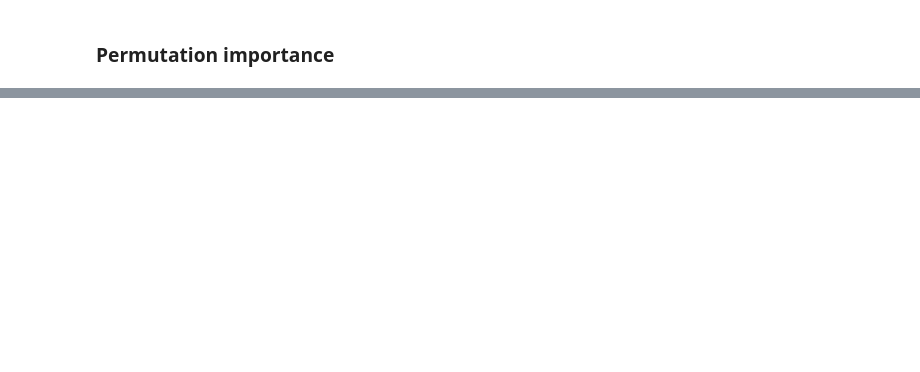
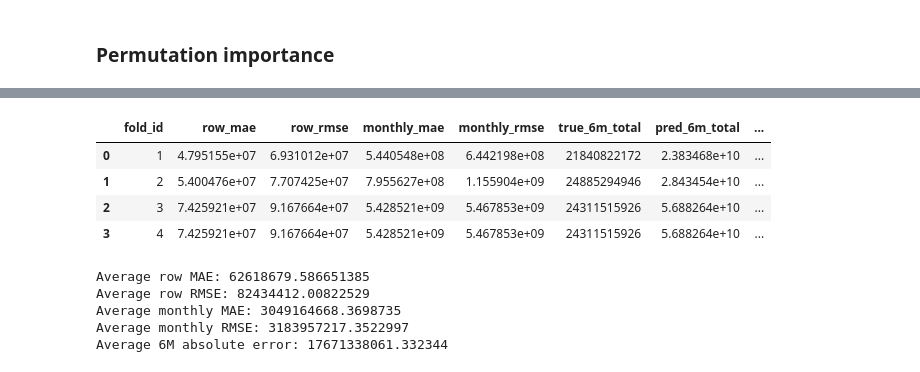
Before and after one commit to Alanog10/Siemens, a Jupyter notebook: Middle-out alano.ipynb, the cells around one changed output, grey strips where cells are left out. Cells and saved outputs as stored; diff of their text form; code cells hidden in the pictures; blank space fills up the shorter version.

```diff
--- a/Middle-out alano.ipynb
+++ b/Middle-out alano.ipynb
@@ -1197,5 +1216,6 @@ NameError: name 'correlation_results' is not defined
 # %%
-for result in mi_results:
+for result in mi_filtered_results:
     print(f"Fold {result['fold_id']}")
-    print(result["mi_ranking"].head(10))
+    print("Selected after MI:", len(result["mi_selected_features"]))
+    print(result["mi_selected_features"])
     print("-" * 40)
@@ -1230,15 +1283,15 @@ catboost_fs_results = []
 
 for result in mi_filtered_results:
     fold_id = result["fold_id"]
-    X_train_mi = result["X_train_mi"]
-    y_train = result["y_train"]
+    X_train_mi = result["X_train_mi"].copy()
+    y_train = result["y_train"].copy()
     cat_features = result["cat_features"]
 
     selected_features, eliminated_features, raw_selection = catboost_select_features_fold(
         X_train=X_train_mi,
         y_train=y_train,
         cat_features=cat_features,
-        num_features_to_select=20
+        total_features_to_keep=20
     )
 
     catboost_fs_results.append({
@@ -1293,19 +1372,22 @@ permutation_results = []
 
 for result in catboost_fs_results:
     fold_id = result["fold_id"]
-    X_train_selected = result["X_train_selected"]
-    y_train = result["y_train"]
+    X_train_selected = result["X_train_selected"].copy()
+    y_train = result["y_train"].copy()
     cat_features = result["cat_features"]
 
-    perm_df, trained_model = permutation_importance_fold(
+    perm_df, trained_model, baseline_mae = manual_permutation_importance_fold(
         X_train=X_train_selected,
         y_train=y_train,
-        cat_features=cat_features
+        cat_features=cat_features,
+        n_repeats=10,
+        random_state=42
     )
 
     permutation_results.append({
         "fold_id": fold_id,
         "permutation_importance": perm_df,
+        "baseline_mae": baseline_mae,
         "model": trained_model
     })
 # %%
@@ -1315,0 +1417,20 @@ for result in permutation_results:
+# %%
+LAGS = [1, 2, 3, 6, 12]
+ROLLING_WINDOWS = [3, 6, 12]
+
+def train_catboost_fold(X_train, y_train, cat_features):
+    model = CatBoostRegressor(
+        loss_function="RMSE",
+        eval_metric="RMSE",
+        random_seed=42,
+        verbose=0
+    )
+
+    model.fit(
+        X_train,
+        y_train,
+        cat_features=cat_features,
+        verbose=0
+    )
+
+    return model
@@ -1315,0 +1627,23 @@ for result in permutation_results:
+# %%
+metrics_df = pd.DataFrame(fold_metrics)
+metrics_df
+# %% [output]
+|  | fold_id | row_mae | row_rmse | monthly_mae | monthly_rmse | true_6m_total | pred_6m_total | ... |
+| 0 | 1 | 4.795155e+07 | 6.931012e+07 | 5.440548e+08 | 6.442198e+08 | 21840822172 | 2.383468e+10 | ... |
+| 1 | 2 | 5.400476e+07 | 7.707425e+07 | 7.955627e+08 | 1.155904e+09 | 24885294946 | 2.843454e+10 | ... |
+| 2 | 3 | 7.425921e+07 | 9.167664e+07 | 5.428521e+09 | 5.467853e+09 | 24311515926 | 5.688264e+10 | ... |
+| 3 | 4 | 7.425921e+07 | 9.167664e+07 | 5.428521e+09 | 5.467853e+09 | 24311515926 | 5.688264e+10 | ... |
+# %%
+print("Average row MAE:", metrics_df["row_mae"].mean())
+print("Average row RMSE:", metrics_df["row_rmse"].mean())
+
+print("Average monthly MAE:", metrics_df["monthly_mae"].mean())
+print("Average monthly RMSE:", metrics_df["monthly_rmse"].mean())
+
+print("Average 6M absolute error:", metrics_df["abs_error_6m_total"].mean())
+# %% [output]
+Average row MAE: 62618679.586651385
+Average row RMSE: 82434412.00822529
+Average monthly MAE: 3049164668.3698735
+Average monthly RMSE: 3183957217.3522997
+Average 6M absolute error: 17671338061.332344
```
Also changed, not shown: parts of 12 cells of this notebook, 8 other files.
